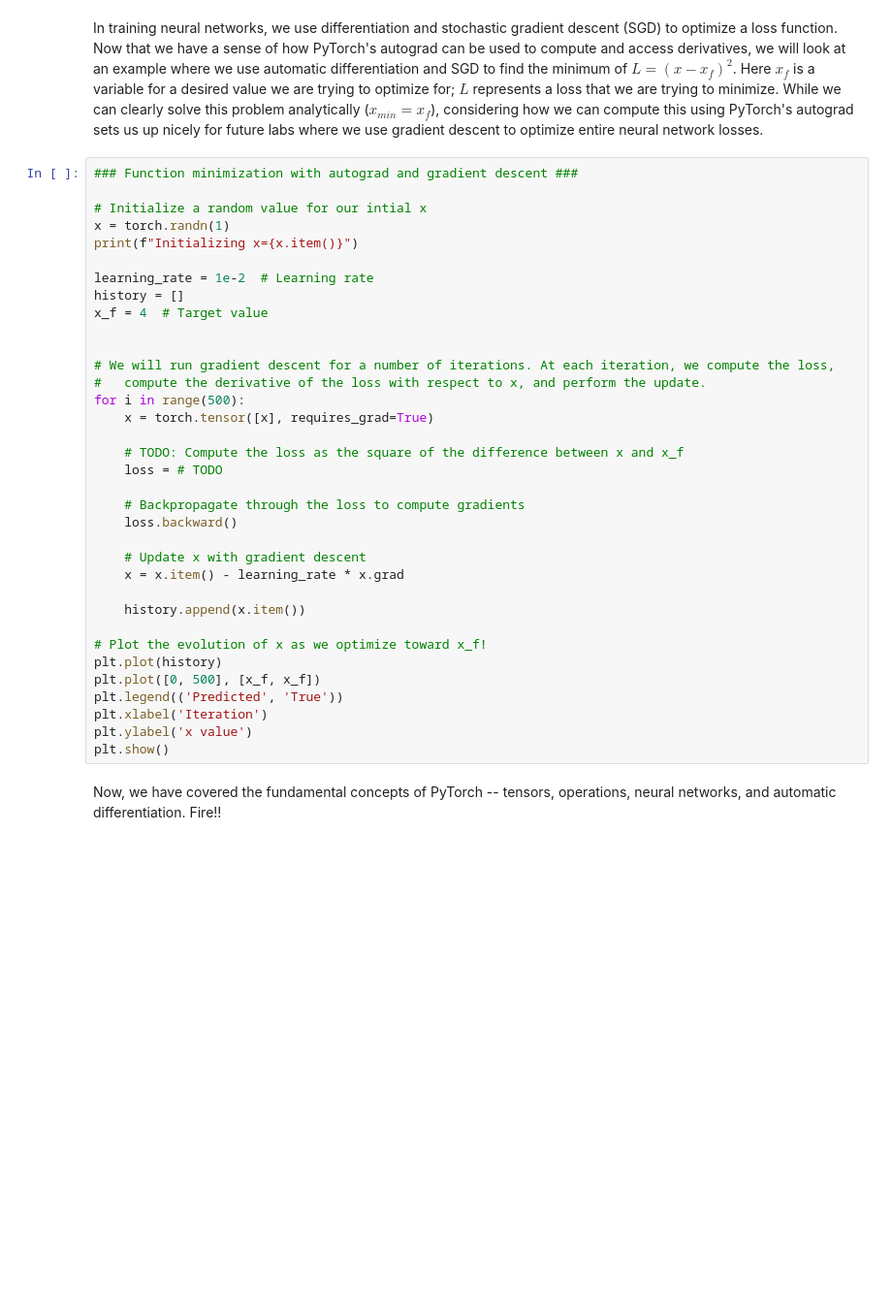
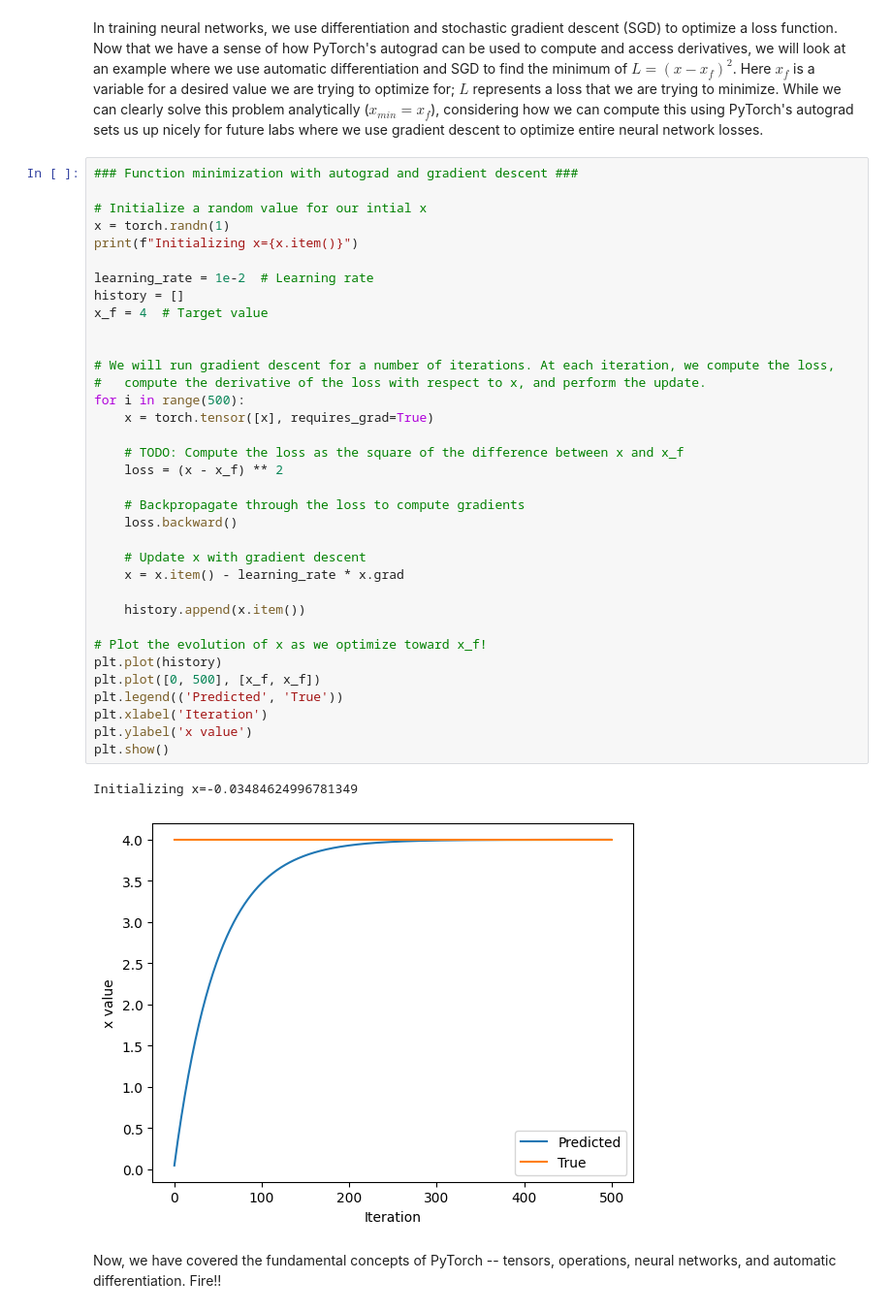
Before and after one commit to jcbages/introtodeeplearning-mit-2025, a Jupyter notebook: lab1/PT_Part1_Intro.ipynb, the cells around one changed output. Shown at 97% size. Cells and saved outputs as stored; diff of their text form; blank space fills up the shorter version.

```diff
--- a/lab1/PT_Part1_Intro.ipynb
+++ b/lab1/PT_Part1_Intro.ipynb
@@ -310,33 +342,36 @@ In training neural networks, we use differentiation and stochastic gradient desc
 x = torch.randn(1)
 print(f"Initializing x={x.item()}")
 
 learning_rate = 1e-2  # Learning rate
 history = []
 x_f = 4  # Target value
 
 
 # We will run gradient descent for a number of iterations. At each iteration, we compute the loss,
 #   compute the derivative of the loss with respect to x, and perform the update.
 for i in range(500):
     x = torch.tensor([x], requires_grad=True)
 
     # TODO: Compute the loss as the square of the difference between x and x_f
-    loss = # TODO
+    loss = (x - x_f) ** 2
 
     # Backpropagate through the loss to compute gradients
     loss.backward()
 
     # Update x with gradient descent
     x = x.item() - learning_rate * x.grad
 
     history.append(x.item())
 
 # Plot the evolution of x as we optimize toward x_f!
 plt.plot(history)
 plt.plot([0, 500], [x_f, x_f])
 plt.legend(('Predicted', 'True'))
 plt.xlabel('Iteration')
 plt.ylabel('x value')
 plt.show()
+# %% [output]
+Initializing x=-0.03484624996781349
+[figure, added]
 # %% [markdown]
 Now, we have covered the fundamental concepts of PyTorch -- tensors, operations, neural networks, and automatic differentiation. Fire!!
```
Also changed, not shown: parts of 13 cells of this notebook.
